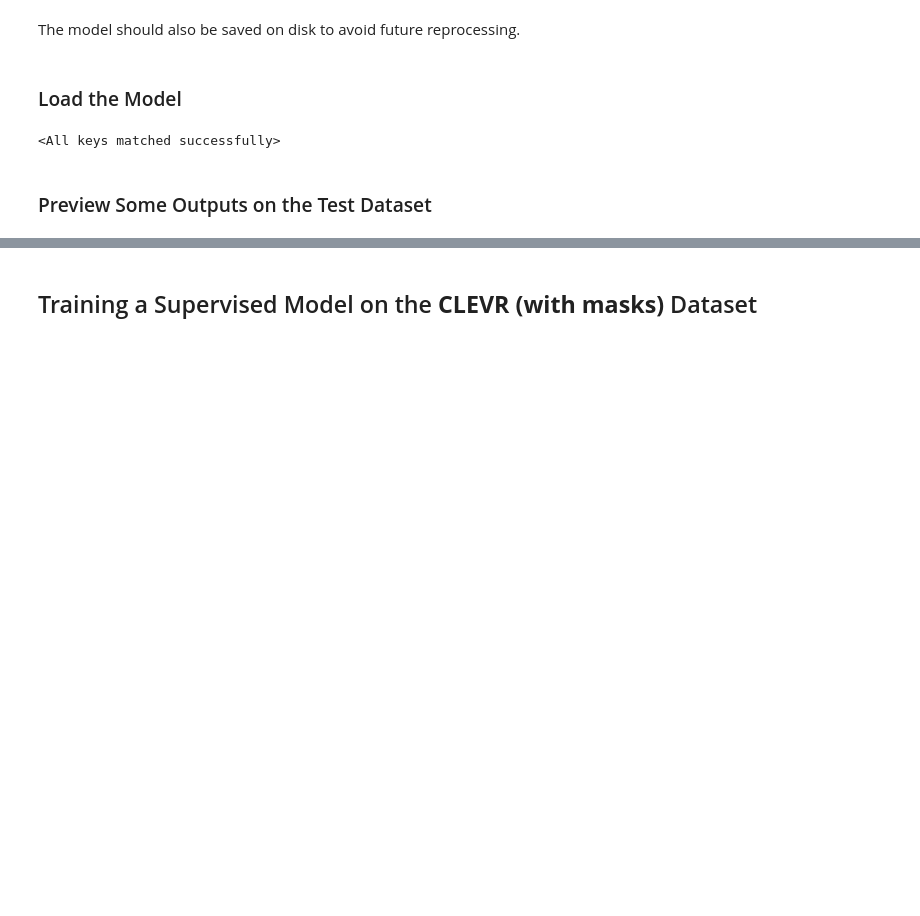
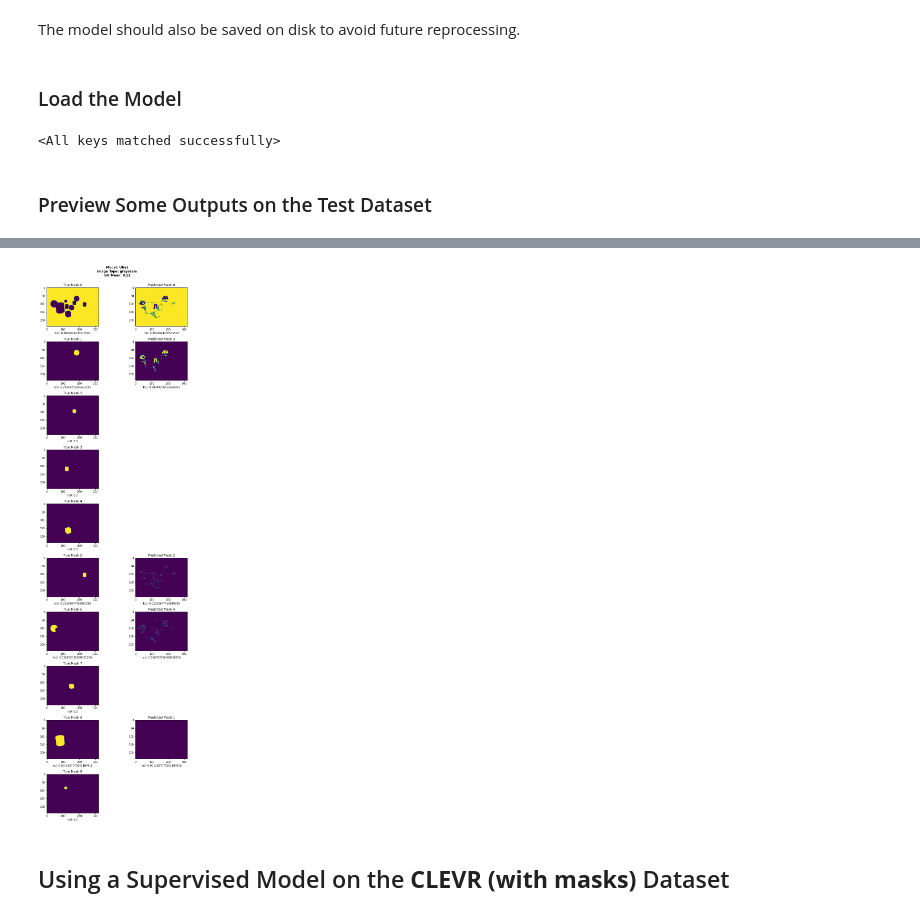
Before and after one commit to fusedbloxxer/segmentation-as-clusterization, a Jupyter notebook: SegmentationAsClusterization.ipynb, the cells around one changed output, grey strips where cells are left out. Cells and saved outputs as stored; diff of their text form; code cells hidden in the pictures; blank space fills up the shorter version.

```diff
--- a/SegmentationAsClusterization.ipynb
+++ b/SegmentationAsClusterization.ipynb
@@ -481,0 +523,19 @@ plt.show()
+# %%
+from src.KMeans import KMeans_cosine
+
+def clusterize(features: torch.Tensor, **kwargs) -> torch.Tensor:
+    """
+        Apply K-Means to features vector. The input is of size
+        (HxW, C) and the algorithm outputs an array of (HxW) labels.
+    """
+    # Make the feature map contiguous as per K-Means requirement
+    features = features.contiguous()
+
+    # Clusterize the feature map and obtain the labels
+    labels = KMeans_cosine(features, **kwargs)
+
+    # Replace the feature maps with the labels
+    features = labels
+
+    # Return the output
+    return features
@@ -482,2 +750,54 @@ plt.show()
+# %%
+# Calculate the most likely mask pairs according to the Jaccard Matrix
+rows, cols = linear_sum_assignment(-jaccard_matrix.cpu())
+
+# Send the results back to the GPU
+rows = torch.Tensor(rows).to(torch.long).to(args.device)
+cols = torch.Tensor(cols).to(torch.long).to(args.device)
+
+# Extract the optimum matching scores
+scores = jaccard_matrix[rows, cols]
+
+# Compute the IoU mean score
+iou = scores.mean()
+
+# Configure figure properties
+f = plt.figure()
+
+# Add a figure super title
+f.suptitle(f'Model: {model_name}\nImage Type: {image_type}\nIoU Mean: {iou:.02}\n\n\n', fontweight='bold')
+
+# Configure figure properties
+f.set_figwidth(10)
+f.set_figheight(30)
+
+# Show matches
+for i in range(rows.shape[0]):
+
+    # Print the true masks
+    plt.subplot(rows.shape[0], 2, 2 * i + 1)
+    plt.title(f'True Mask {rows[i]}')
+    plt.imshow(true_masks[rows[i]].cpu())
+    plt.xlabel(f'IoU: {jaccard_matrix[rows[i], cols[i]]}')
+
+    if cols[i] > 4:
+        continue
+
+    # Print the predicted masks
+    plt.subplot(rows.shape[0], 2, 2 * i + 2)
+    plt.title(f'Predicted Mask {cols[i]}')
+    plt.imshow(pred_masks[cols[i]].cpu())
+    plt.xlabel(f'IoU: {jaccard_matrix[rows[i], cols[i]]}')
+
+# Create boundaries around each plot
+plt.tight_layout()
+
+# Save the plot
+plt.savefig(f'{args.output_dir}/iou/matching_{model_name}_{image_type}.jpg')
+
+# Show the plots
+plt.show()
+# %% [output]
+[figure, added]
 # %% [markdown]
-## Training a Supervised Model on the **CLEVR (with masks)** Dataset
+## Using a Supervised Model on the **CLEVR (with masks)** Dataset
```
Also changed, not shown: parts of 23 cells of this notebook, 18 other files.
